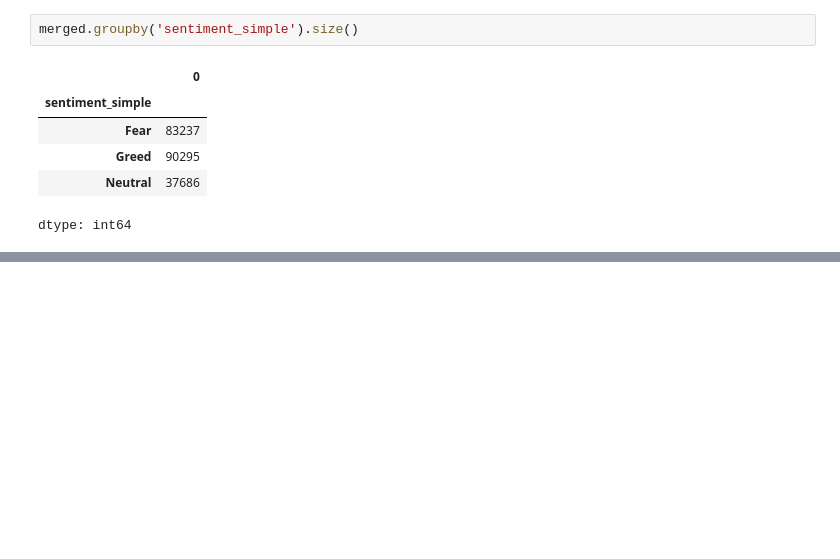
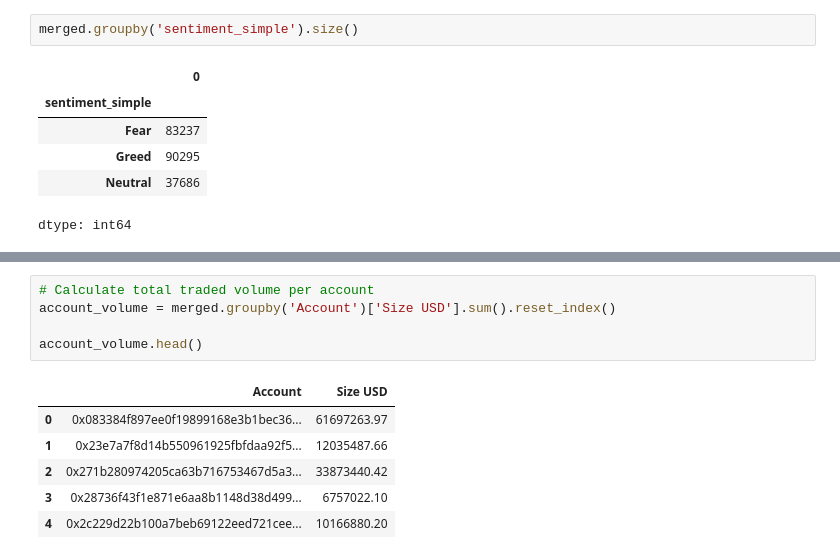
Before and after one commit to saiprakashgollapalli/trader-sentiment-analysis, a Jupyter notebook: trader_sentiment_analysis.ipynb, the cells around one changed output, grey strips where cells are left out. Drawn from its saved outputs; the diff is of its cells as text; blank space fills up the shorter version.

```diff
--- a/trader_sentiment_analysis.ipynb
+++ b/trader_sentiment_analysis.ipynb
@@ -194,0 +189,12 @@ Recommendation: Increase trade participation but maintain controlled position si
+# %%
+# Calculate total traded volume per account
+account_volume = merged.groupby('Account')['Size USD'].sum().reset_index()
+
+account_volume.head()
+# %% [output]
+|  | Account | Size USD |
+| 0 | 0x083384f897ee0f19899168e3b1bec36... | 61697263.97 |
+| 1 | 0x23e7a7f8d14b550961925fbfdaa92f5... | 12035487.66 |
+| 2 | 0x271b280974205ca63b716753467d5a3... | 33873440.42 |
+| 3 | 0x28736f43f1e871e6aa8b1148d38d499... | 6757022.10 |
+| 4 | 0x2c229d22b100a7beb69122eed721cee... | 10166880.20 |
```
Also changed, not shown: parts of 7 cells of this notebook.
